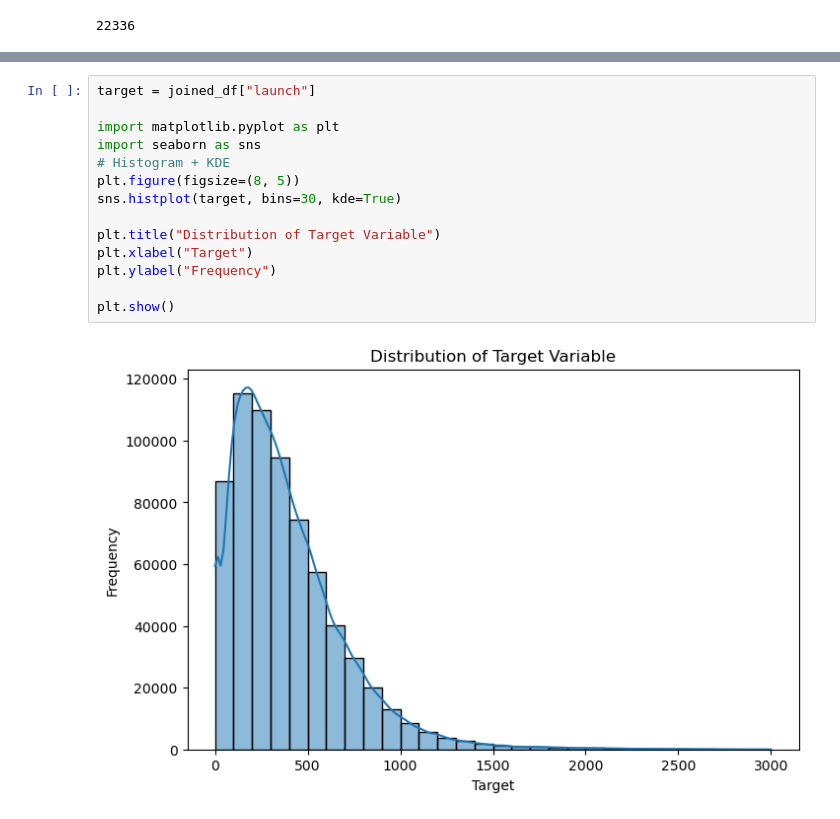
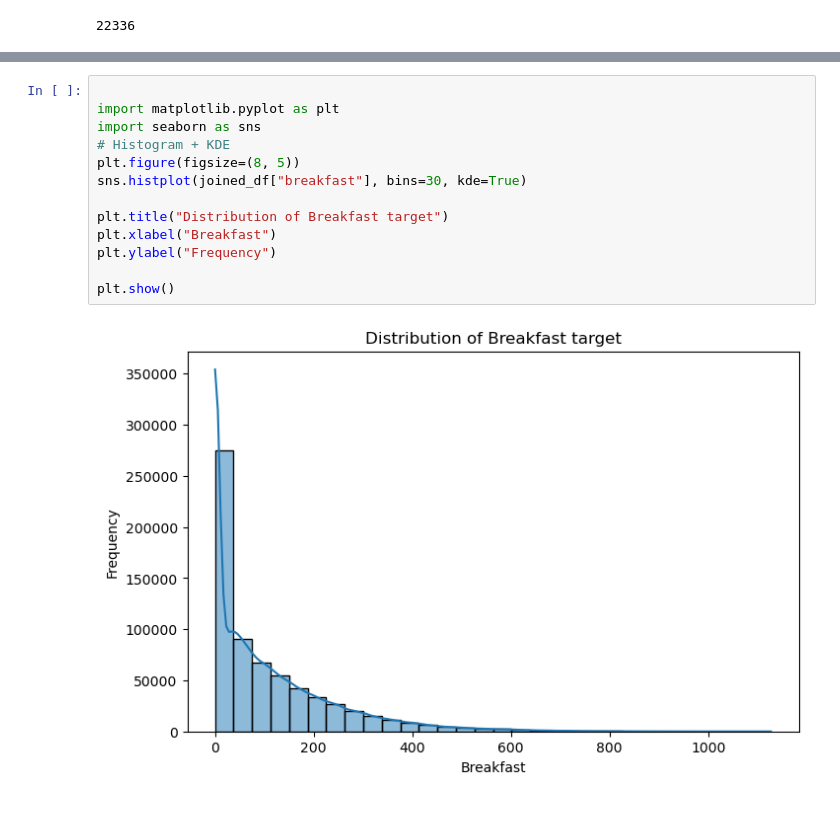
Before and after one commit to aziziabdallahesmail-ensia/IntelliCanteen, a Jupyter notebook: intellicanteen/notebooks/preprocessing and feature engineering.ipynb, the cells around one changed output, grey strips where cells are left out. Saved outputs shown, nothing was run; the diff lists cells and outputs as text.

```diff
--- a/intellicanteen/notebooks/preprocessing and feature engineering.ipynb
+++ b/intellicanteen/notebooks/preprocessing and feature engineering.ipynb
@@ -146,16 +156,15 @@ joined_df[joined_df['launch'] == 0 & (joined_df['breakfast'] == 0) & (joined_df[
 # %%
-target = joined_df["launch"]
 
 import matplotlib.pyplot as plt
 import seaborn as sns
 # Histogram + KDE
 plt.figure(figsize=(8, 5))
-sns.histplot(target, bins=30, kde=True)
+sns.histplot(joined_df["breakfast"], bins=30, kde=True)
 
-plt.title("Distribution of Target Variable")
-plt.xlabel("Target")
+plt.title("Distribution of Breakfast target")
+plt.xlabel("Breakfast")
 plt.ylabel("Frequency")
 
 plt.show()
 # %% [output]
-[figure, old version]
+[figure, new version]
```
Also changed, not shown: parts of 9 cells of this notebook.
